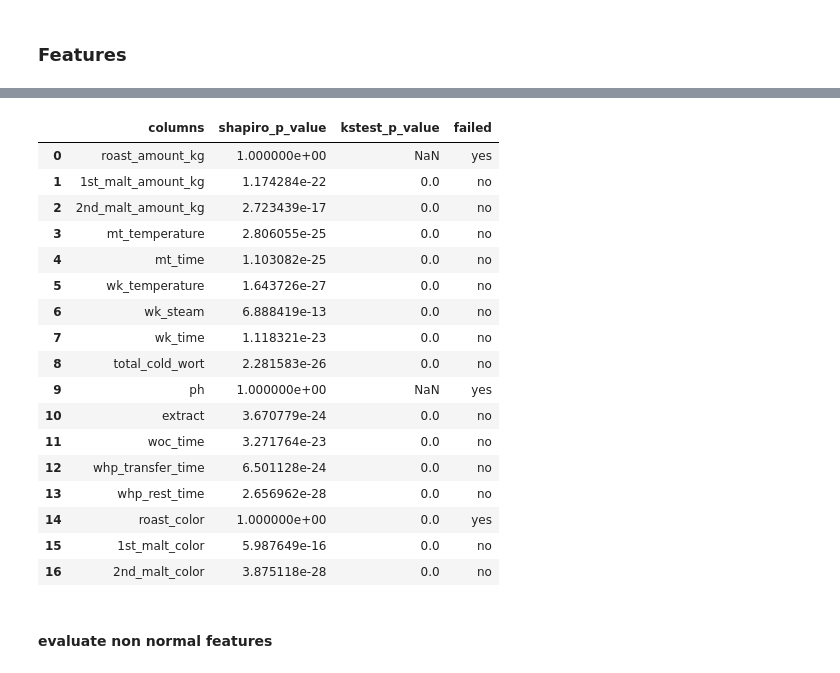
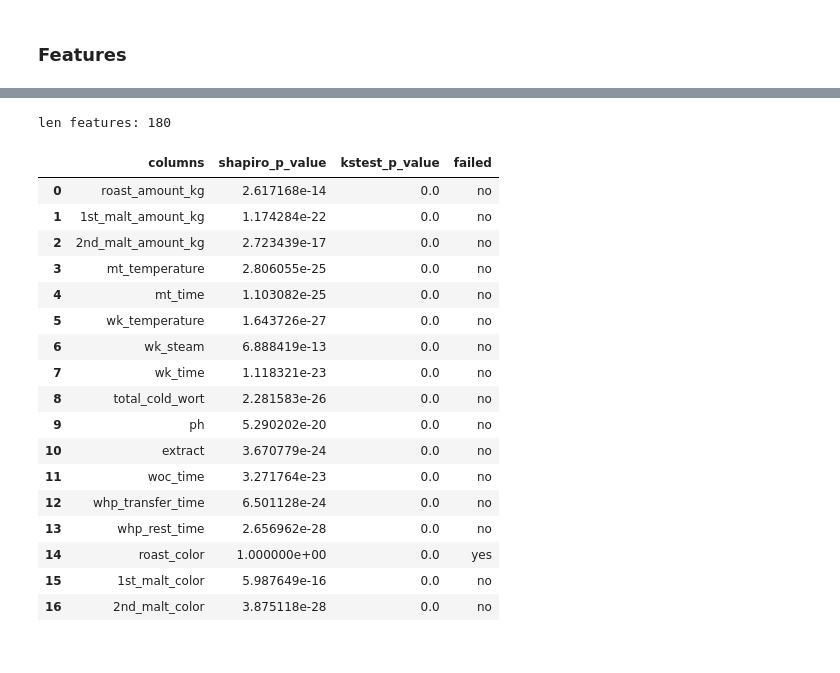
Before and after one commit to canutera/beer-color-prediction, a Jupyter notebook: notebooks/beer_color_prediction.ipynb, the cells around one changed output, grey strips where cells are left out. Drawn from its saved outputs; the diff is of its cells as text; code cells hidden in the pictures.

Commit message:
interpolation for nans and outlier detection

```diff
--- a/notebooks/beer_color_prediction.ipynb
+++ b/notebooks/beer_color_prediction.ipynb
@@ -68,0 +58,15 @@ dtype: int64
+# %%
+non_target = nulls.query('color.notnull()')
+print('non_target nulls len:', len(non_target), '\n')
+non_target = non_target.drop('color', axis=1).isnull().sum(axis=0)[lambda x: x >0].to_frame('null_count')
+non_target['len_df'] = len(df)
+non_target['ratio'] = non_target.null_count/len(df)
+
+print(non_target)
+
+# using interpolation to fill NAs on roast amount and ph
+for col in ['roast_amount_kg', 'ph']:
+    df[col] = df[col].interpolate(method='nearest')
+
+print('\n\nnull values after interpolation')
+pd.isnull(df).sum()[lambda x: x > 0]
@@ -91,15 +109,19 @@ features.describe()
 # %%
 from scipy.stats import shapiro, kstest
 
-shapiro_p_value = [shapiro(df[col].values).pvalue for col in feature_cols]
-kstest_p_value = [kstest(df[col].values, 'norm').pvalue for col in feature_cols]
+print('len features:', len(features))
+shapiro_p_value = [shapiro(features[col].values).pvalue for col in feature_cols]
+kstest_p_value = [kstest(features[col].values, 'norm').pvalue for col in feature_cols]
+
 normality_tests = pd.DataFrame(
     {'columns': feature_cols, 'shapiro_p_value': shapiro_p_value, 'kstest_p_value': kstest_p_value})
+
 normality_tests['failed'] = normality_tests.apply(lambda row: 'yes' if row['shapiro_p_value'] > 0.05 or row['kstest_p_value'] > 0.05 else 'no', axis=1)
 normality_tests
 # %% [output]
+len features: 180
 |  | columns | shapiro_p_value | kstest_p_value | failed |
-| 0 | roast_amount_kg | 1.000000e+00 | NaN | yes |
+| 0 | roast_amount_kg | 2.617168e-14 | 0.0 | no |
 | 1 | 1st_malt_amount_kg | 1.174284e-22 | 0.0 | no |
 | 2 | 2nd_malt_amount_kg | 2.723439e-17 | 0.0 | no |
 | 3 | mt_temperature | 2.806055e-25 | 0.0 | no |
@@ -108,7 +130,7 @@ normality_tests
 | 6 | wk_steam | 6.888419e-13 | 0.0 | no |
 | 7 | wk_time | 1.118321e-23 | 0.0 | no |
 | 8 | total_cold_wort | 2.281583e-26 | 0.0 | no |
-| 9 | ph | 1.000000e+00 | NaN | yes |
+| 9 | ph | 5.290202e-20 | 0.0 | no |
 | 10 | extract | 3.670779e-24 | 0.0 | no |
 | 11 | woc_time | 3.271764e-23 | 0.0 | no |
 | 12 | whp_transfer_time | 6.501128e-24 | 0.0 | no |
@@ -116,5 +138,3 @@ normality_tests
 | 14 | roast_color | 1.000000e+00 | 0.0 | yes |
 | 15 | 1st_malt_color | 5.987649e-16 | 0.0 | no |
 | 16 | 2nd_malt_color | 3.875118e-28 | 0.0 | no |
-# %% [markdown]
-#### evaluate non normal features
```
Also changed, not shown: parts of 12 cells of this notebook.
